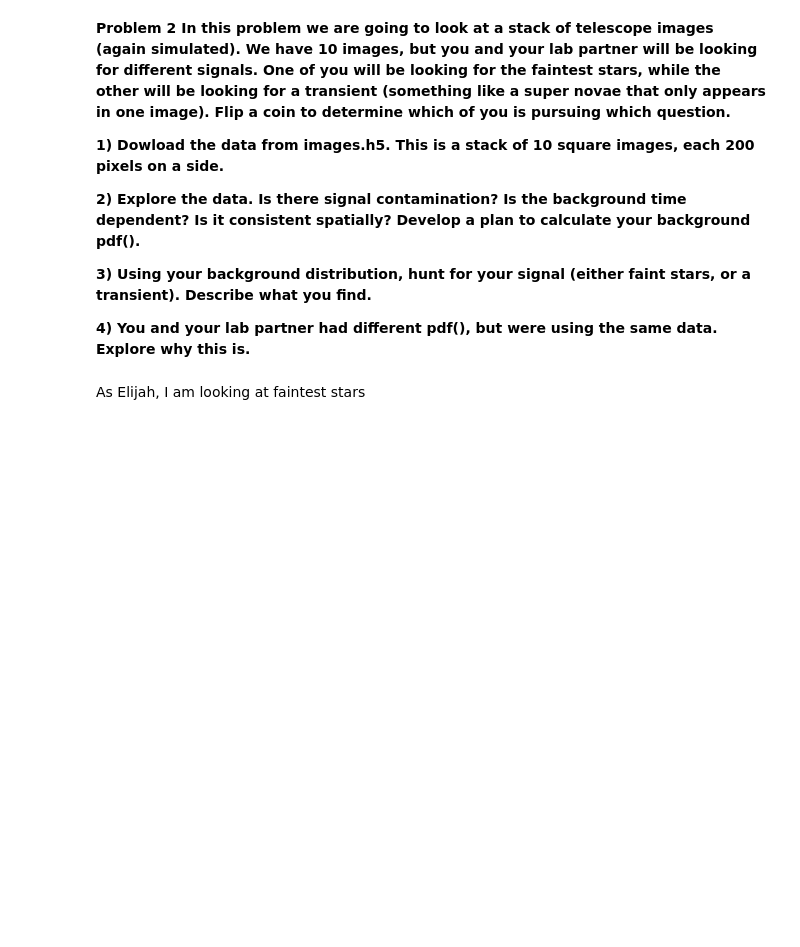
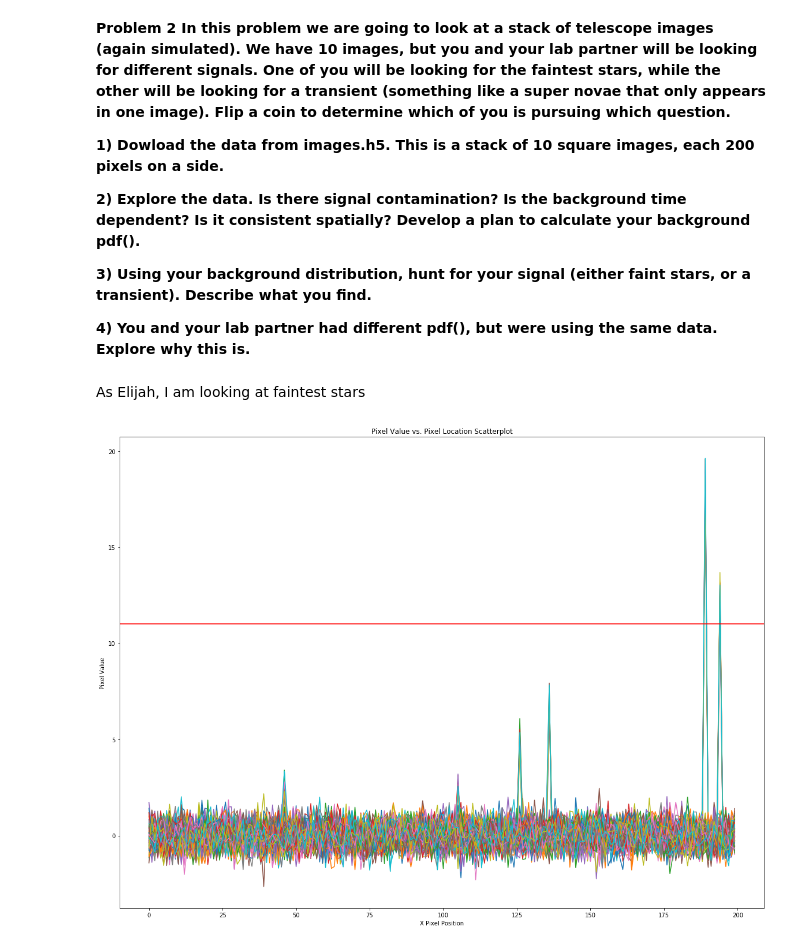
Before and after one commit to ecb49/burns_phys434, a Jupyter notebook: labs/Burns_Lab4.ipynb, the cells around one changed output. Drawn from its saved outputs; the diff is of its cells as text; code cells hidden in the pictures; blank space fills up the shorter version.

```diff
--- a/labs/Burns_Lab4.ipynb
+++ b/labs/Burns_Lab4.ipynb
@@ -166,3 +166,9 @@ In this problem we are going to look at a stack of telescope images (again simul
 **4) You and your lab partner had different pdf(), but were using the same data. Explore why this is.**
 # %% [markdown]
 As Elijah, I am looking at faintest stars
+# %%
+#Problem 2, Part 2
+img = h5py.File('images.h5', 'r')
+img.keys()
+imgdata = np.array(img.get('image1'))
+imgstack = np.array(img.get('imagestack'))
@@ -168,0 +177,18 @@ As Elijah, I am looking at faintest stars
+# %%
+plt.plot(imgstack[:][:][0])
+plt.plot(imgstack[:][:][1])
+plt.plot(imgstack[:][:][2])
+plt.plot(imgstack[:][:][3])
+plt.plot(imgstack[:][:][4])
+plt.plot(imgstack[:][:][5])
+plt.plot(imgstack[:][:][6])
+plt.plot(imgstack[:][:][7])
+plt.plot(imgstack[:][:][8])
+plt.plot(imgstack[:][:][9])
+plt.xlabel('X Pixel Position')
+plt.axhline(11,color='r')
+plt.ylabel('Pixel Value')
+plt.title('Pixel Value vs. Pixel Location Scatterplot')
+plt.show()
+# %% [output]
+[figure, added]
```
Also changed, not shown: parts of 7 cells of this notebook.
